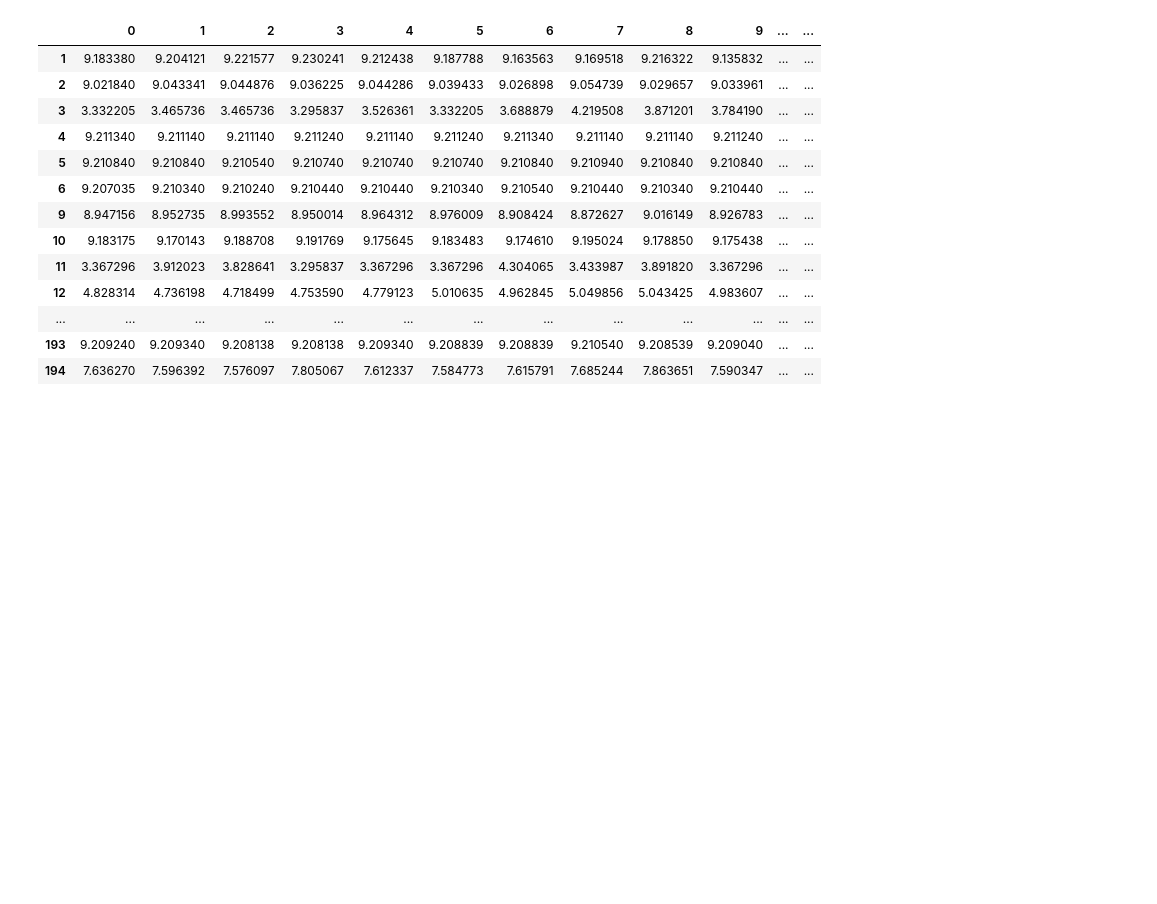
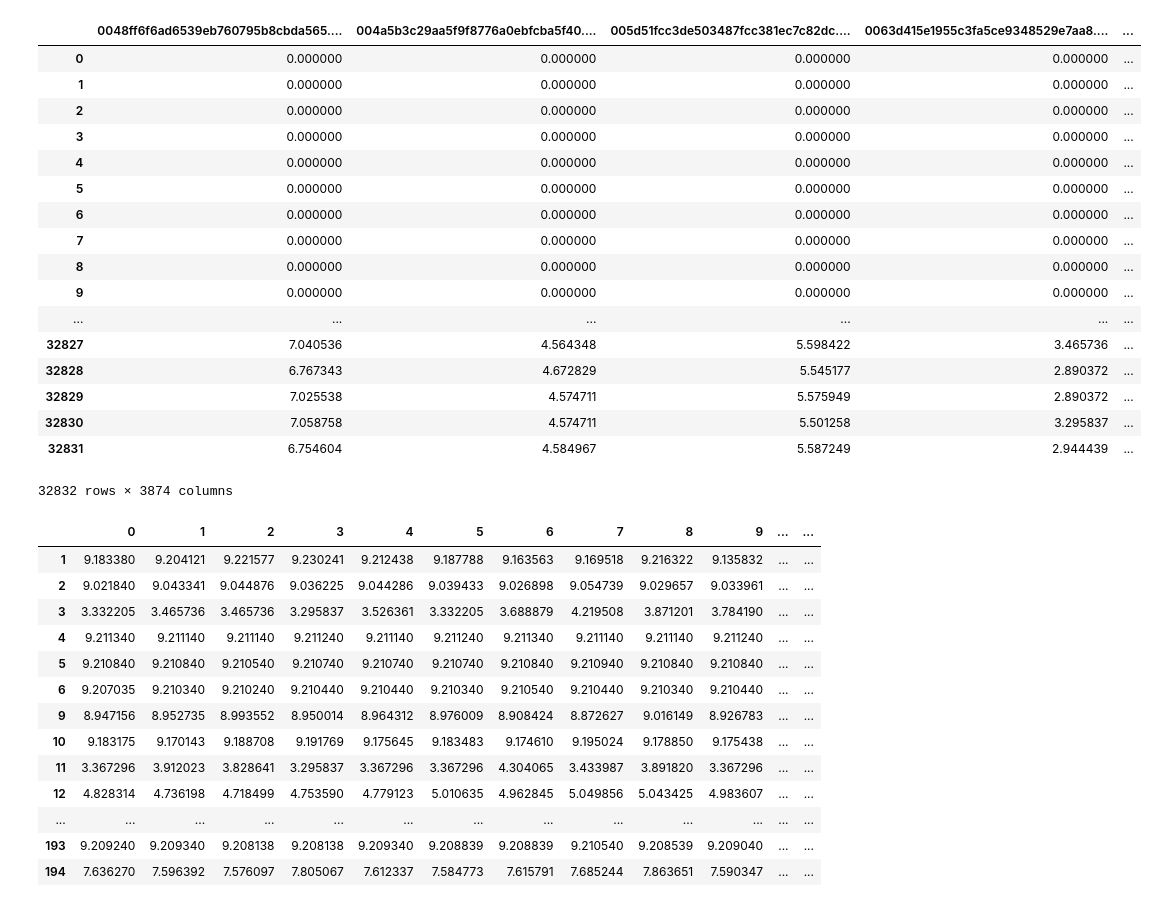
Before and after one commit to Dickensli/Bayesian_seq_to_seq_time_series_prediction, a Jupyter notebook: Untitled.ipynb, the cells around one changed output. Drawn from its saved outputs; the diff is of its cells as text; code cells hidden in the pictures; blank space fills up the shorter version.

```diff
--- a/Untitled.ipynb
+++ b/Untitled.ipynb
@@ -2,5 +2,5 @@
 import pandas as pd
 import os
 # %%
-data_path = os.path.join('/home/lihaocheng_i/vm_predict_tf/data/test_data', 'num_data_dict.pkl')
-dic = pd.read_pickle(data_path)
+data_path = os.path.join('/nfs/project/xuyixiao', 'zhangchao.h5')
+dic = pd.read_hdf(data_path)
@@ -7,3 +53,24 @@ dic = pd.read_pickle(data_path)
+# %%
+dic.iloc[:,:-576,0]
+# %% [output]
+|  | 0048ff6f6ad6539eb760795b8cbda565.... | 004a5b3c29aa5f9f8776a0ebfcba5f40.... | 005d51fcc3de503487fcc381ec7c82dc.... | 0063d415e1955c3fa5ce9348529e7aa8.... | ... |
+| 0 | 0.000000 | 0.000000 | 0.000000 | 0.000000 | ... |
+| 1 | 0.000000 | 0.000000 | 0.000000 | 0.000000 | ... |
+| 2 | 0.000000 | 0.000000 | 0.000000 | 0.000000 | ... |
+| 3 | 0.000000 | 0.000000 | 0.000000 | 0.000000 | ... |
+| 4 | 0.000000 | 0.000000 | 0.000000 | 0.000000 | ... |
+| 5 | 0.000000 | 0.000000 | 0.000000 | 0.000000 | ... |
+| 6 | 0.000000 | 0.000000 | 0.000000 | 0.000000 | ... |
+| 7 | 0.000000 | 0.000000 | 0.000000 | 0.000000 | ... |
+| 8 | 0.000000 | 0.000000 | 0.000000 | 0.000000 | ... |
+| 9 | 0.000000 | 0.000000 | 0.000000 | 0.000000 | ... |
+| ... | ... | ... | ... | ... | ... |
+| 32827 | 7.040536 | 4.564348 | 5.598422 | 3.465736 | ... |
+| 32828 | 6.767343 | 4.672829 | 5.545177 | 2.890372 | ... |
+| 32829 | 7.025538 | 4.574711 | 5.575949 | 2.890372 | ... |
+| 32830 | 7.058758 | 4.574711 | 5.501258 | 3.295837 | ... |
+| 32831 | 6.754604 | 4.584967 | 5.587249 | 2.944439 | ... |
+32832 rows × 3874 columns
 # %%
 keySet = [key for key in dic.keys()]
 for key in keySet:
```
Also changed, not shown: parts of 3 cells of this notebook, 9 other files.
